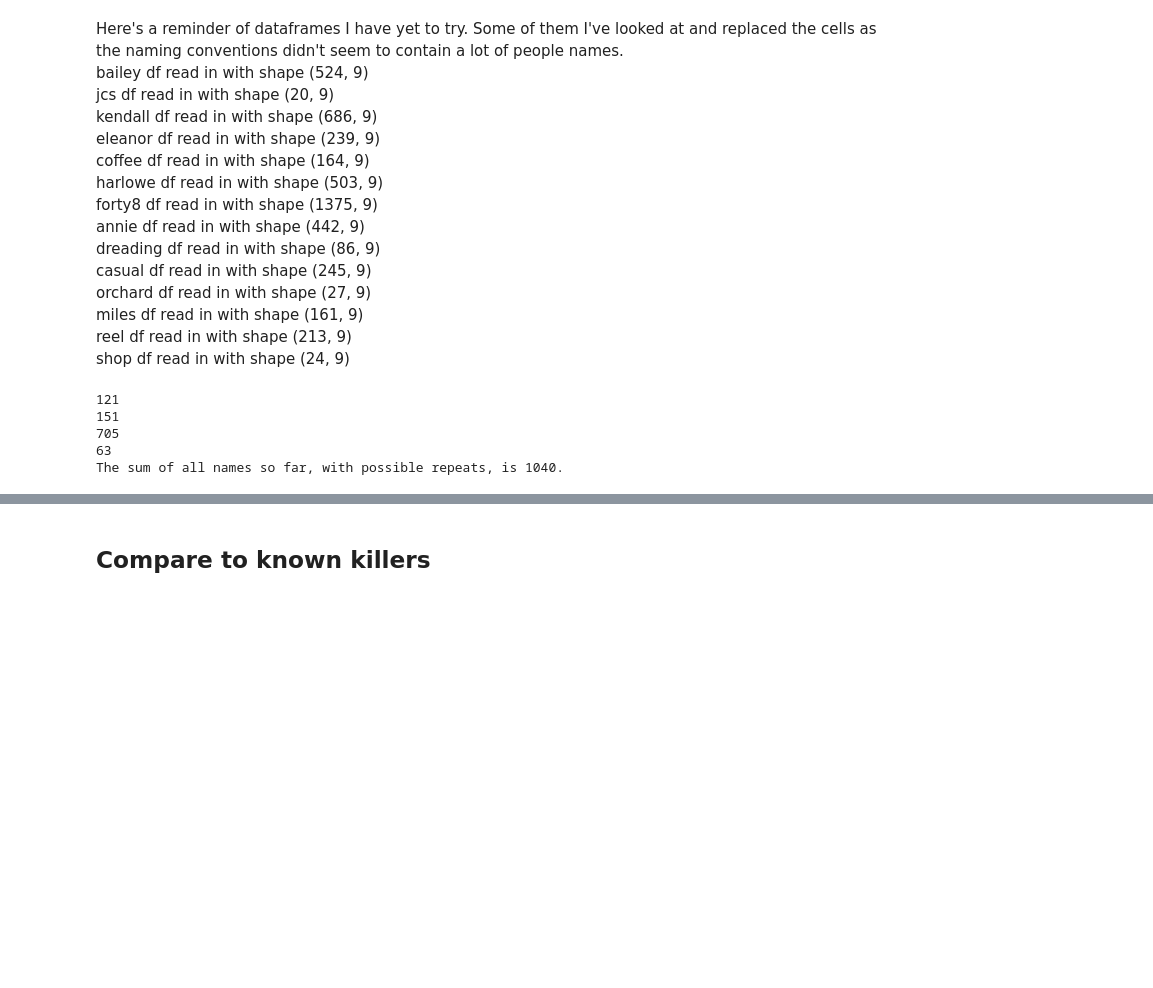
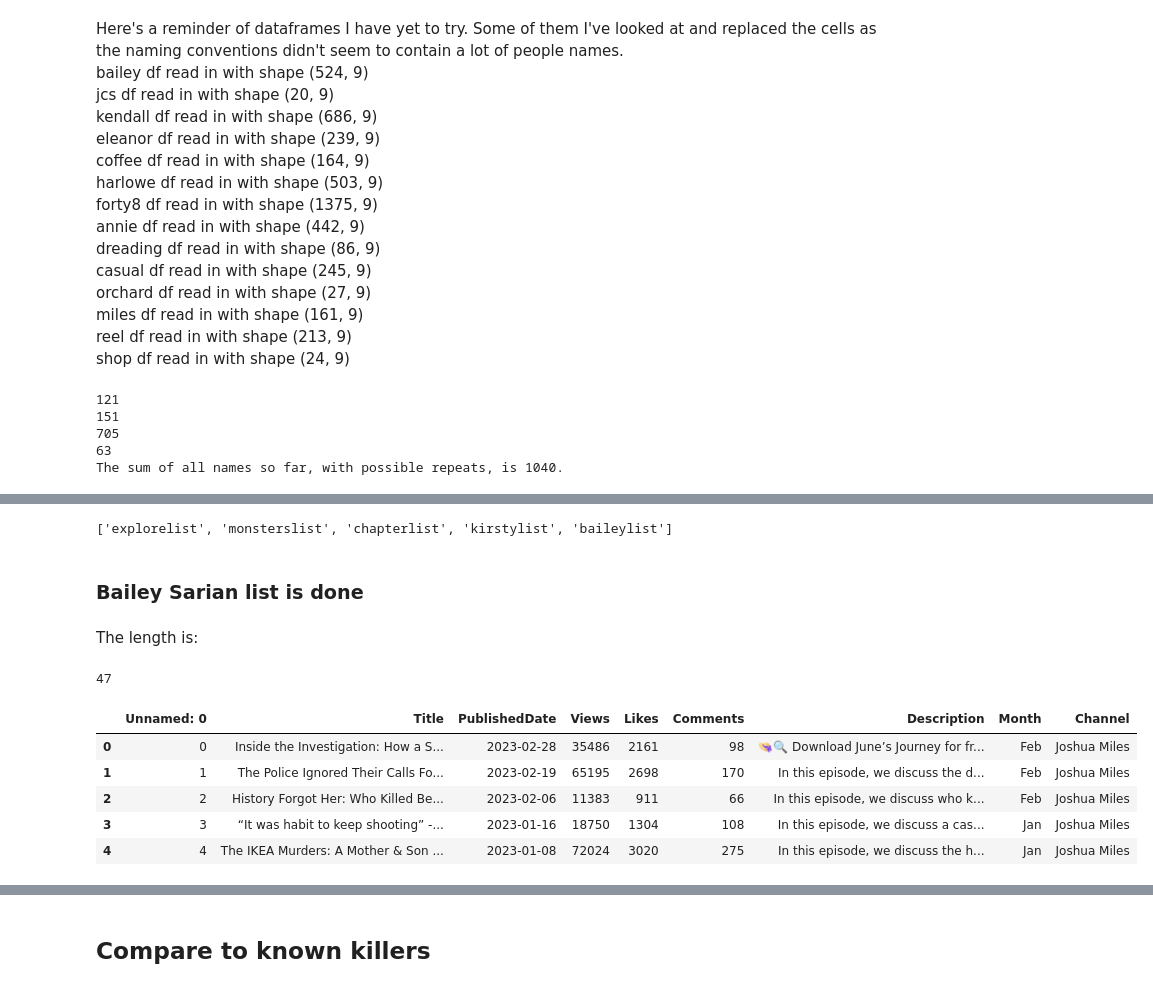
Before and after one commit to mhapich/trueCrime, a Jupyter notebook: videoNLP.ipynb, the cells around one changed output, grey strips where cells are left out. Drawn from its saved outputs; the diff is of its cells as text; code cells hidden in the pictures; blank space fills up the shorter version.

```diff
--- a/videoNLP.ipynb
+++ b/videoNLP.ipynb
@@ -704,0 +916,23 @@ The sum of all names so far, with possible repeats, is 1040.
+# %%
+all_lists.append('baileylist')
+all_lists
+# %% [output]
+['explorelist', 'monsterslist', 'chapterlist', 'kirstylist', 'baileylist']
+# %% [markdown]
+### Bailey Sarian list is done
+# %% [markdown]
+The length is:
+# %%
+baileylist = list(bailey_set)
+len(baileylist)
+# %% [output]
+47
+# %%
+miles.head()
+# %% [output]
+|  | Unnamed: 0 | Title | PublishedDate | Views | Likes | Comments | Description | Month | Channel |
+| 0 | 0 | Inside the Investigation: How a S... | 2023-02-28 | 35486 | 2161 | 98 | 👒🔍 Download June’s Journey for fr... | Feb | Joshua Miles |
+| 1 | 1 | The Police Ignored Their Calls Fo... | 2023-02-19 | 65195 | 2698 | 170 | In this episode, we discuss the d... | Feb | Joshua Miles |
+| 2 | 2 | History Forgot Her: Who Killed Be... | 2023-02-06 | 11383 | 911 | 66 | In this episode, we discuss who k... | Feb | Joshua Miles |
+| 3 | 3 | “It was habit to keep shooting” -... | 2023-01-16 | 18750 | 1304 | 108 | In this episode, we discuss a cas... | Jan | Joshua Miles |
+| 4 | 4 | The IKEA Murders: A Mother & Son ... | 2023-01-08 | 72024 | 3020 | 275 | In this episode, we discuss the h... | Jan | Joshua Miles |
```
Also changed, not shown: parts of 36 cells of this notebook.
